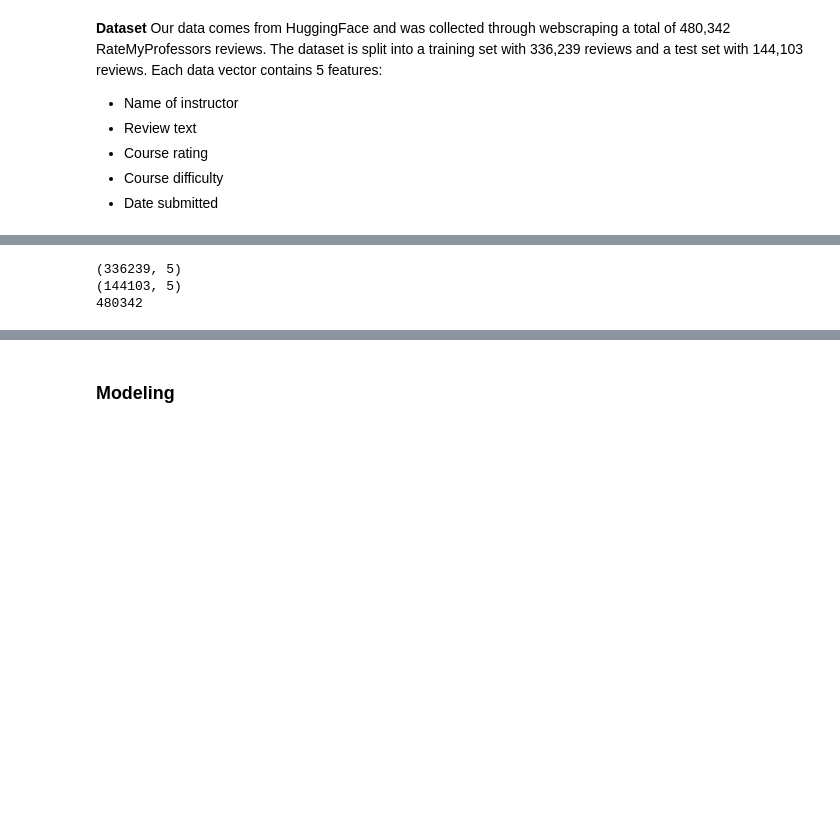
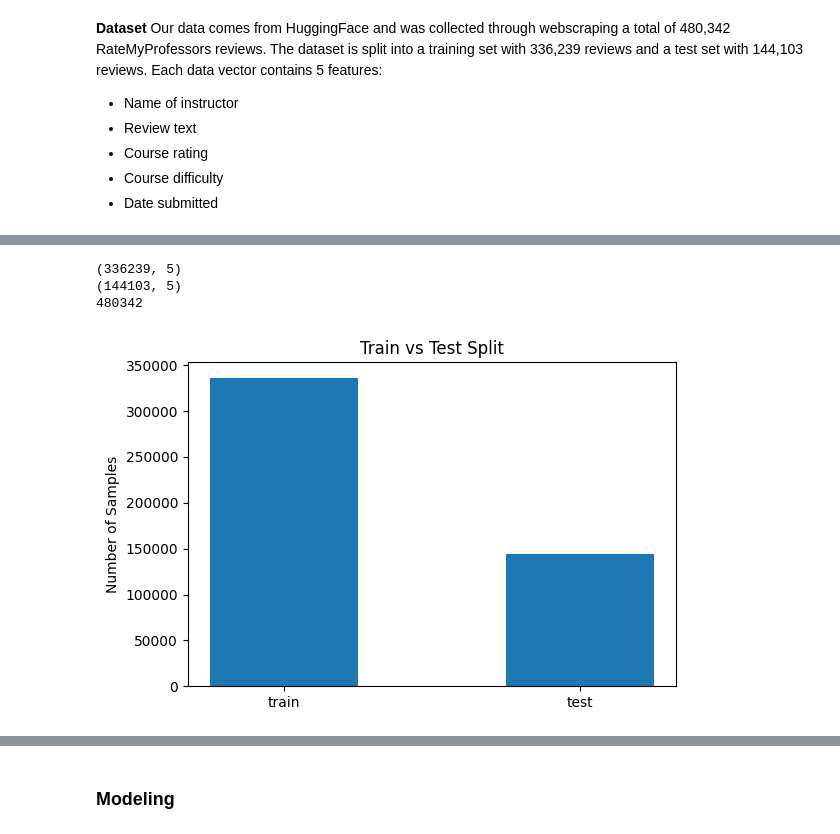
Before and after one commit to JudeRgamba/CSE-158R-Assignment-2, a Jupyter notebook: assignment2.ipynb, the cells around one changed output, grey strips where cells are left out. Saved outputs shown, nothing was run; the diff lists cells and outputs as text; code cells hidden in the pictures; blank space fills up the shorter version.

```diff
--- a/assignment2.ipynb
+++ b/assignment2.ipynb
@@ -60,50 +56,19 @@ Our data comes from HuggingFace and was collected through webscraping a total of
 # %%
 import matplotlib.pyplot as plt
 import numpy as np
 
 print(df_train.shape)
 print(df_test.shape)
 print (df_test.shape[0] + df_train.shape[0])
 
-# --- Train vs Test split counts ---
 plt.figure(figsize=(6,4))
-split_counts = df['split'].value_counts()
-plt.bar(split_counts.index, split_counts.values)
+plt.bar(["train", "test"], [len(df_train), len(df_test)], width=0.5)
 plt.title("Train vs Test Split")
-plt.xlabel("Split")
 plt.ylabel("Number of Samples")
 plt.tight_layout()
 plt.show()
-
-# --- Rating distribution ---
-plt.figure(figsize=(6,4))
-plt.hist(df['rating'], bins=np.arange(1, 7)-0.5, edgecolor='black')
-plt.title("Distribution of Ratings")
-plt.xlabel("Rating")
-plt.ylabel("Count")
-plt.xticks([1,2,3,4,5])
-plt.tight_layout()
-plt.show()
-
-# --- Rating distribution by split ---
-plt.figure(figsize=(6,4))
-for split in ["train", "test"]:
-    subset = df[df['split'] == split]
-    plt.hist(
-        subset["rating"],
-        bins=np.arange(1, 7)-0.5,
-        alpha=0.5,
-        label=split,
-        edgecolor="black"
-    )
-plt.title("Rating Distribution: Train vs Test")
-plt.xlabel("Rating")
-plt.ylabel("Count")
-plt.xticks([1,2,3,4,5])
-plt.legend()
-plt.tight_layout()
-plt.show()
 # %% [output]
 (336239, 5)
 (144103, 5)
 480342
+[figure, added]
```
Also changed, not shown: parts of 3 cells of this notebook.
